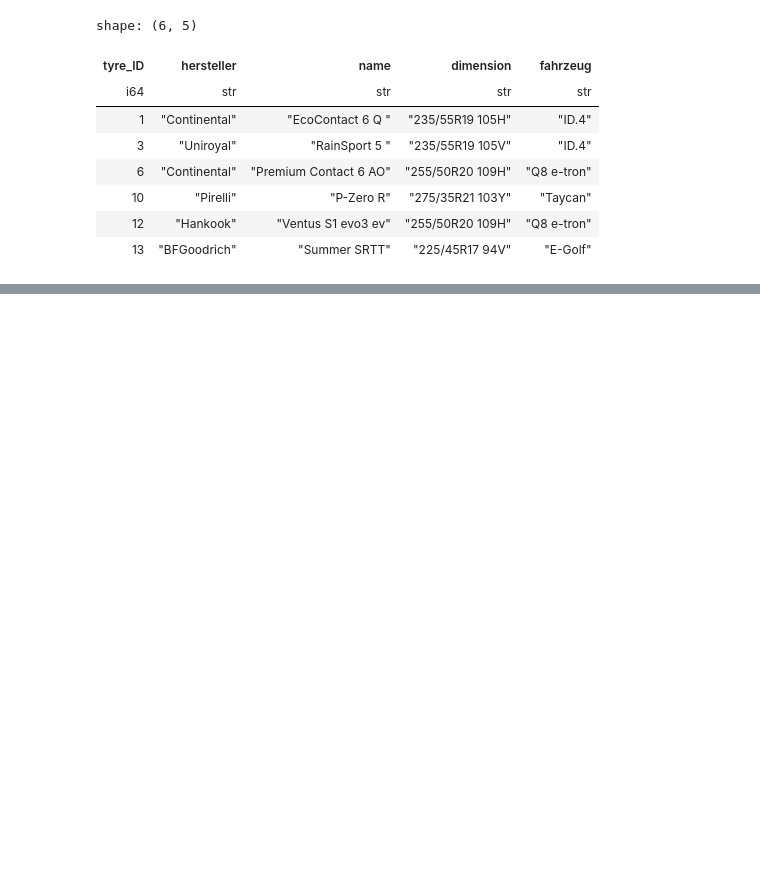
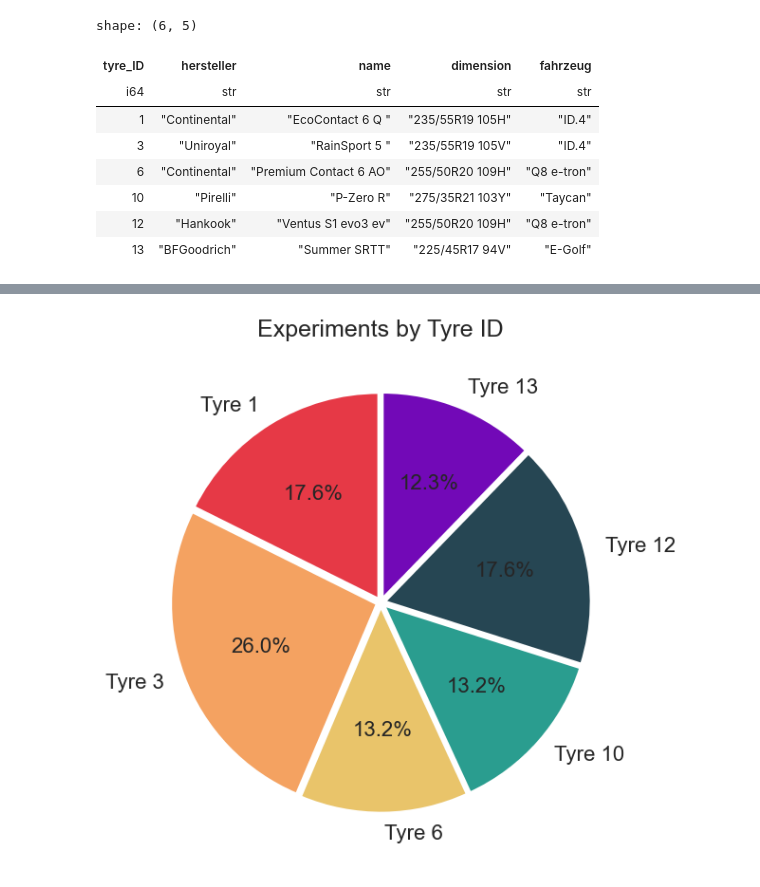
Before and after one commit to m-j-w-f/ROAR, a Jupyter notebook: src/roar/notenbooks/01explore.ipynb, the cells around one changed output, grey strips where cells are left out. Saved outputs shown, nothing was run; the diff lists cells and outputs as text; code cells hidden in the pictures; blank space fills up the shorter version.

Commit message:
Add even more plots

```diff
--- a/src/roar/notenbooks/01explore.ipynb
+++ b/src/roar/notenbooks/01explore.ipynb
@@ -866,0 +101,4 @@ extract_h5_variables2(file2)
+# %%
+# List all h5 files in the data directory
+files_df = load_data()
+files_df
@@ -866,0 +214,29 @@ extract_h5_variables2(file2)
+# %%
+# Tyre distribution pie chart
+pdf = (
+    files_df.group_by("tyre_ID")
+    .agg(pl.col("file_path").n_unique().alias("experiments"))
+    .sort("tyre_ID")
+    .to_pandas()
+)
+
+fig, ax = plt.subplots(figsize=(8, 6))
+colors = [TYRE_COLORS.get(t, "#95a5a6") for t in pdf["tyre_ID"]]
+
+ax.pie(
+    pdf["experiments"],
+    labels=[f"Tyre {t}" for t in pdf["tyre_ID"]],
+    autopct="%1.1f%%",
+    colors=colors,
+    startangle=90,
+    explode=[0.02] * len(pdf),
+    shadow=False,
+    wedgeprops={"edgecolor": "white", "linewidth": 2},
+    textprops={"fontsize": 16},
+)
+
+ax.set_title("Experiments by Tyre ID", fontsize=18)
+plt.tight_layout()
+plt.savefig(ROOT_DIR / "plots" / "experiments_per_tyre_id_pie.pdf", dpi=300)
+# %% [output]
+[figure, added]
```
Also changed, not shown: parts of 47 cells of this notebook, 14 other files.
